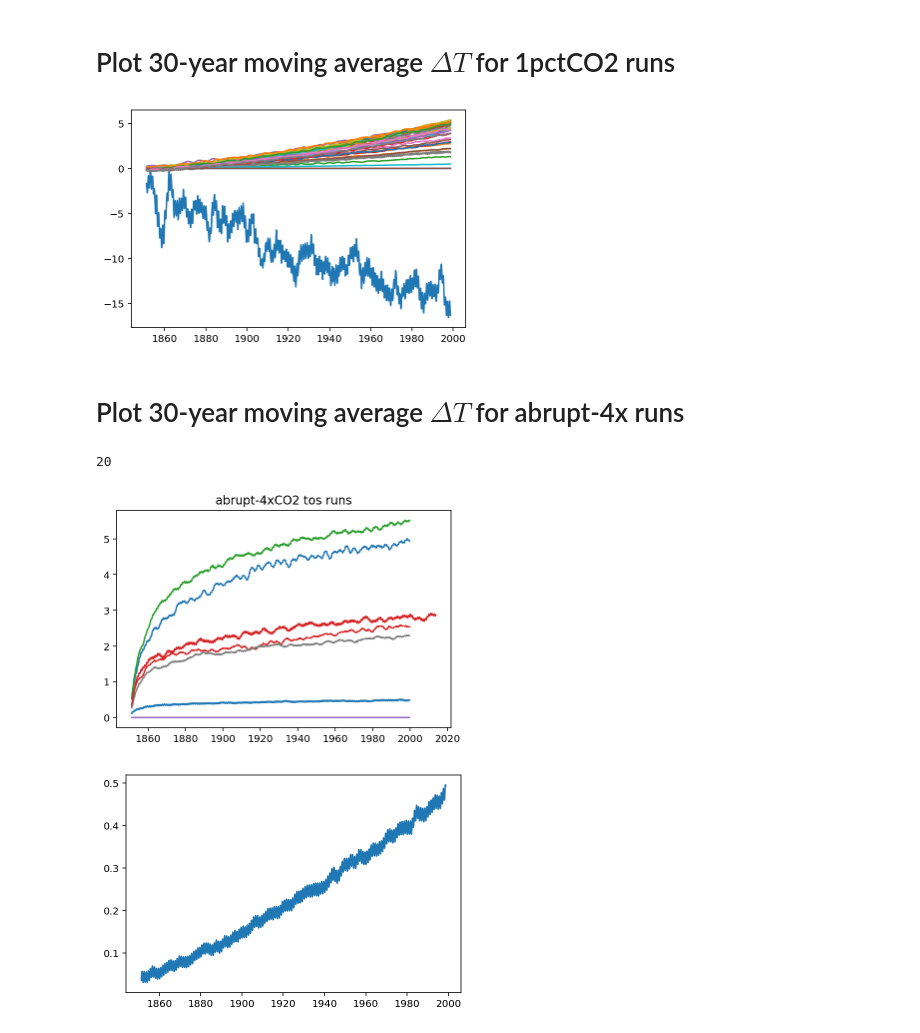
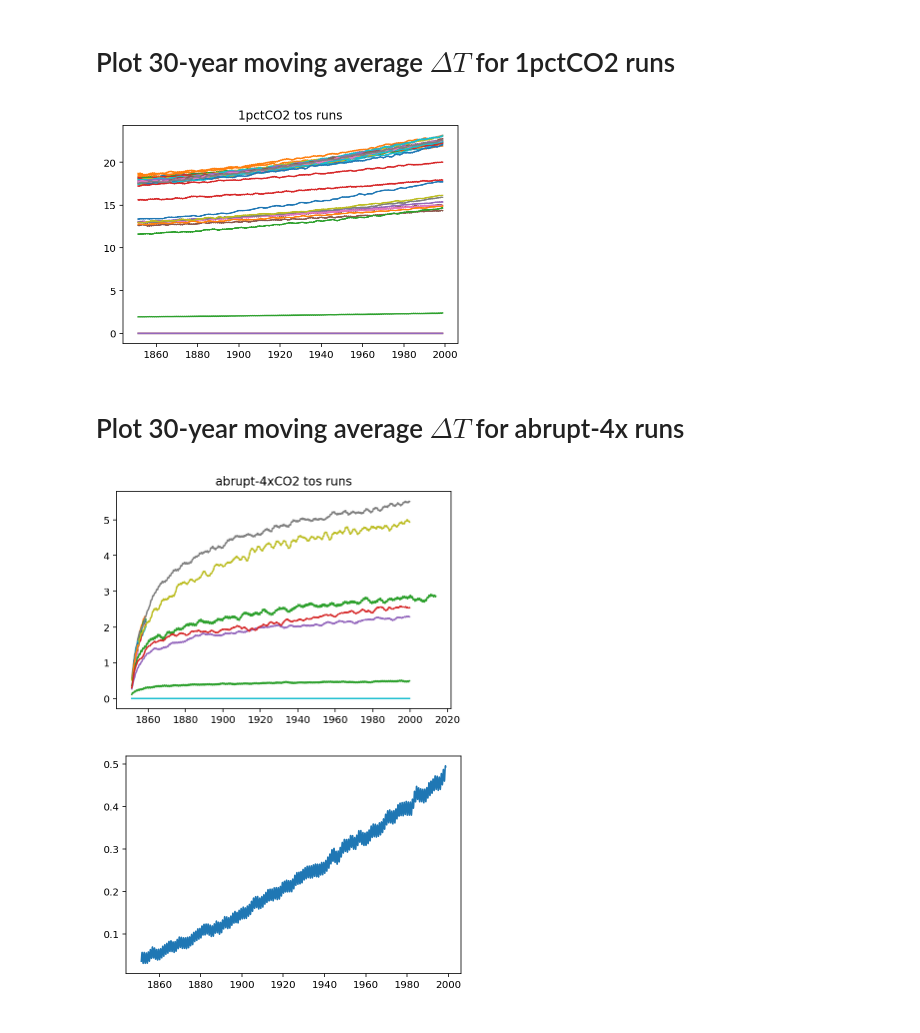
Before and after one commit to galenphall/pangeo_tests, a Jupyter notebook: analysis.ipynb, the cells around one changed output. Drawn from its saved outputs; the diff is of its cells as text; code cells hidden in the pictures.

```diff
--- a/analysis.ipynb
+++ b/analysis.ipynb
@@ -48,34 +48,32 @@ def plot_time_var(window, mintime=None, **keys):
 
     if mintime:
         ts = np.array([[f,t] for f, t in ts if len(t[1]) >= mintime])
-        print(len(ts))
 
     dates = [d for d in [pd.to_datetime(n[1], errors='coerce') for n in ts[:,1]] if d[0] != 'NaT']
     plt.figure(' '.join(keys.values())+' runs')
-    for f, v in ts:
+    for f, v in sorted(ts, key=lambda x: x[0]):
         w = window
         d = next((d for d in dates if len(d) == len(v[0])),None)
         if isinstance(d, type(None)):
             raise Exception(f)
         plt.plot_date(d[int(w/2)-1:int(len(v[0])-w/2)],
-                      moving_average(v[0] - np.mean(v[0,0:6]), w),
+                      moving_average(v[0], w),
                       xdate=True, fmt='-', label=f)
-        plt.title(' '.join(keys.values())+' runs')
+    plt.title(' '.join(keys.values())+' runs')
 # %% [markdown]
 Plot 30-year moving average $\Delta T$  for 1pctCO2 runs
 =======
 # %%
 plot_time_var(window=30, experiment_id = '1pctCO2', variable_id='tos')
 # %% [output]
-[figure, old version]
+[figure, new version]
 # %% [markdown]
 Plot 30-year moving average $\Delta T$  for abrupt-4x runs
 =======
 # %%
-plot_time_var(window=30, mintime=140*12, experiment_id = 'abrupt-4xCO2', variable_id='tos')
+plot_time_var(window=30, experiment_id = 'abrupt-4xCO2', variable_id='tos')
 # %% [output]
-20
-[figure, old version]
+[figure, new version]
 # %%
 toss = load(file_name='AWI-CM-1-1-MR_1pctCO2_r1i1p1f1_tos.npy')
 plot_time_var(30, file_name='AWI-CM-1-1-MR_1pctCO2_r1i1p1f1_tos.npy')
```
Also changed, not shown: 18 other files.
